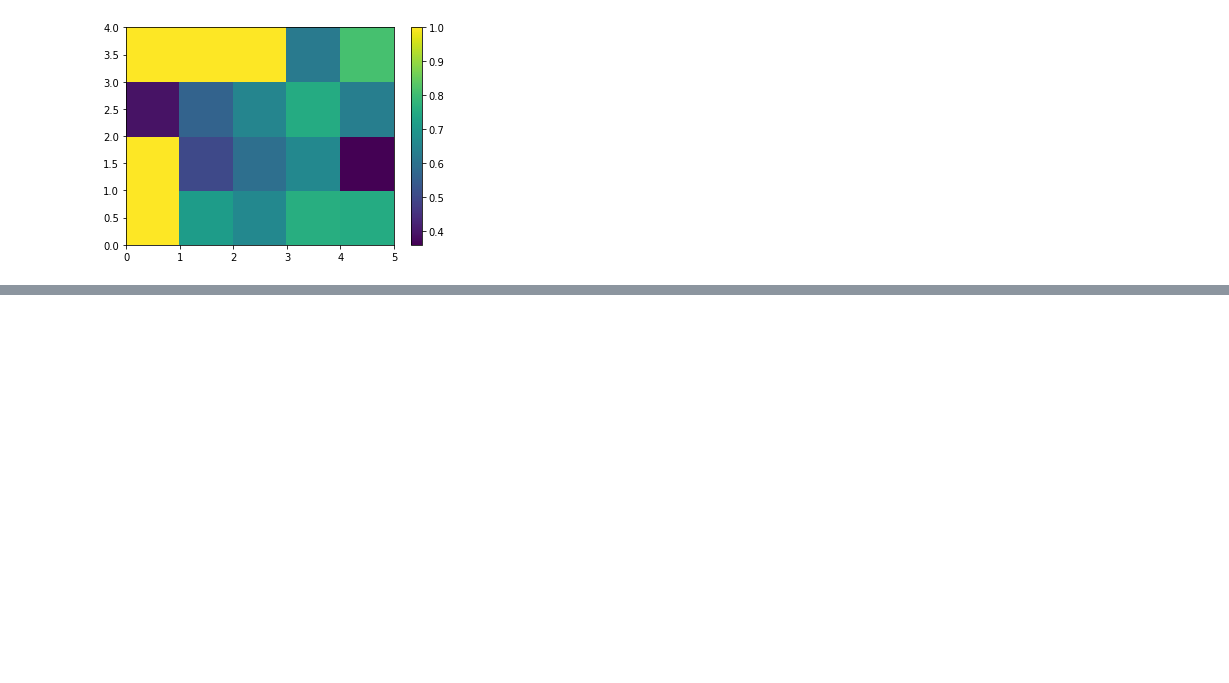
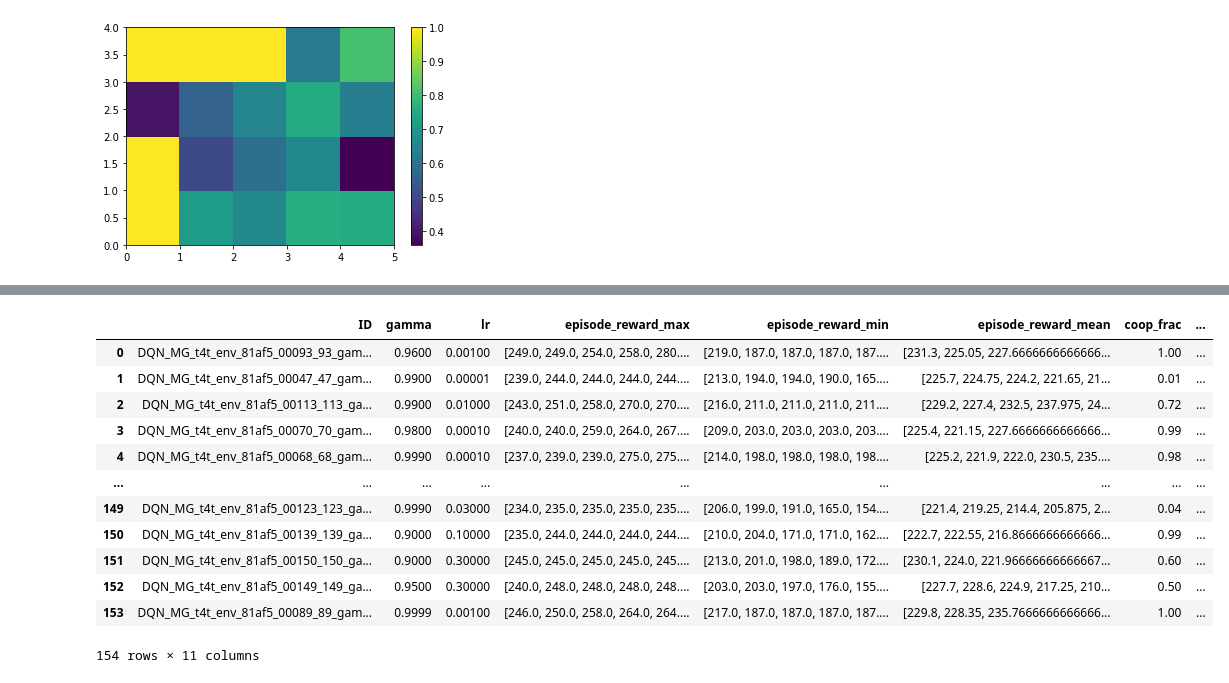
Before and after one commit to peterbarnettnz/rl-ipd, a Jupyter notebook: plot_data.ipynb, the cells around one changed output, grey strips where cells are left out. Saved outputs shown, nothing was run; the diff lists cells and outputs as text; code cells hidden in the pictures; blank space fills up the shorter version.

```diff
--- a/plot_data.ipynb
+++ b/plot_data.ipynb
@@ -223,3 +223,31 @@ lr: [1e-05, 5e-05, 0.0001, 0.001]
 gamma: [0.8, 0.9, 0.95, 0.99, 0.999]
 <matplotlib.colorbar.Colorbar at 0x...>
 [figure]
+# %%
+base_dir = '/home/peter/Documents/ML/rl_ipd/single_agent_runs1/big_runs/big_runs/'
+exp_dirs = ['PPO_single_t4td/', 'PPO_single_t4t/', 'PPO_single_t4t_small/', 'PPO_single_t4td_small/']
+
+base_dir = '/home/peter/Documents/ML/rl_ipd/single_agent_runs1/big_runs/big_runs/'
+exp_dirs = ['DQN_single_t4t/', 'DQN_single_t4td/', 'DQN_single_t4t_small/', 'DQN_single_t4td_small/']
+
+exp_dir = exp_dirs[0]
+
+# exp_dir = 'PPO_single_t4td/'
+data1 = pd.read_pickle(base_dir + exp_dir + 'data_save')
+lr_options  = sorted(data1['lr'].unique())
+gamma_options = sorted(data1['gamma'].unique())
+
+ep_mean_arr = np.zeros((len(lr_options), len(gamma_options)))*np.nan
+t4t_frac_arr = np.zeros((len(lr_options), len(gamma_options)))*np.nan
+coop_frac_arr = np.zeros((len(lr_options), len(gamma_options) ))*np.nan
+
+for ii in range(len(data1)):
+    lr_i = lr_options.index(data1.loc[ii].lr)
+
+    gamma_i = gamma_options.index(data1.loc[ii].gamma)
+
+
+    ep_mean_arr[lr_i, gamma_i] = data1.loc[ii].final_episode_reward_mean
+
+    t4t_frac_arr[lr_i, gamma_i] = data1.loc[ii].t4t_frac[0]
+    coop_frac_arr[lr_i, gamma_i] = data1.loc[ii].coop_frac
@@ -225,0 +297,16 @@ gamma: [0.8, 0.9, 0.95, 0.99, 0.999]
+# %%
+data1
+# %% [output]
+|  | ID | gamma | lr | episode_reward_max | episode_reward_min | episode_reward_mean | coop_frac | ... |
+| 0 | DQN_MG_t4t_env_81af5_00093_93_gam... | 0.9600 | 0.00100 | [249.0, 249.0, 254.0, 258.0, 280.... | [219.0, 187.0, 187.0, 187.0, 187.... | [231.3, 225.05, 227.6666666666666... | 1.00 | ... |
+| 1 | DQN_MG_t4t_env_81af5_00047_47_gam... | 0.9900 | 0.00001 | [239.0, 244.0, 244.0, 244.0, 244.... | [213.0, 194.0, 194.0, 190.0, 165.... | [225.7, 224.75, 224.2, 221.65, 21... | 0.01 | ... |
+| 2 | DQN_MG_t4t_env_81af5_00113_113_ga... | 0.9900 | 0.01000 | [243.0, 251.0, 258.0, 270.0, 270.... | [216.0, 211.0, 211.0, 211.0, 211.... | [229.2, 227.4, 232.5, 237.975, 24... | 0.72 | ... |
+| 3 | DQN_MG_t4t_env_81af5_00070_70_gam... | 0.9800 | 0.00010 | [240.0, 240.0, 259.0, 264.0, 267.... | [209.0, 203.0, 203.0, 203.0, 203.... | [225.4, 221.15, 227.6666666666666... | 0.99 | ... |
+| 4 | DQN_MG_t4t_env_81af5_00068_68_gam... | 0.9990 | 0.00010 | [237.0, 239.0, 239.0, 275.0, 275.... | [214.0, 198.0, 198.0, 198.0, 198.... | [225.2, 221.9, 222.0, 230.5, 235.... | 0.98 | ... |
+| ... | ... | ... | ... | ... | ... | ... | ... | ... |
+| 149 | DQN_MG_t4t_env_81af5_00123_123_ga... | 0.9990 | 0.03000 | [234.0, 235.0, 235.0, 235.0, 235.... | [206.0, 199.0, 191.0, 165.0, 154.... | [221.4, 219.25, 214.4, 205.875, 2... | 0.04 | ... |
+| 150 | DQN_MG_t4t_env_81af5_00139_139_ga... | 0.9000 | 0.10000 | [235.0, 244.0, 244.0, 244.0, 244.... | [210.0, 204.0, 171.0, 171.0, 162.... | [222.7, 222.55, 216.8666666666666... | 0.99 | ... |
+| 151 | DQN_MG_t4t_env_81af5_00150_150_ga... | 0.9000 | 0.30000 | [245.0, 245.0, 245.0, 245.0, 245.... | [213.0, 201.0, 198.0, 189.0, 172.... | [230.1, 224.0, 221.96666666666667... | 0.60 | ... |
+| 152 | DQN_MG_t4t_env_81af5_00149_149_ga... | 0.9500 | 0.30000 | [240.0, 248.0, 248.0, 248.0, 248.... | [203.0, 203.0, 197.0, 176.0, 155.... | [227.7, 228.6, 224.9, 217.25, 210... | 0.50 | ... |
+| 153 | DQN_MG_t4t_env_81af5_00089_89_gam... | 0.9999 | 0.00100 | [246.0, 250.0, 258.0, 264.0, 264.... | [217.0, 187.0, 187.0, 187.0, 187.... | [229.8, 228.35, 235.7666666666666... | 1.00 | ... |
+154 rows × 11 columns
```
Also changed, not shown: parts of 5 cells of this notebook, 9 other files.
